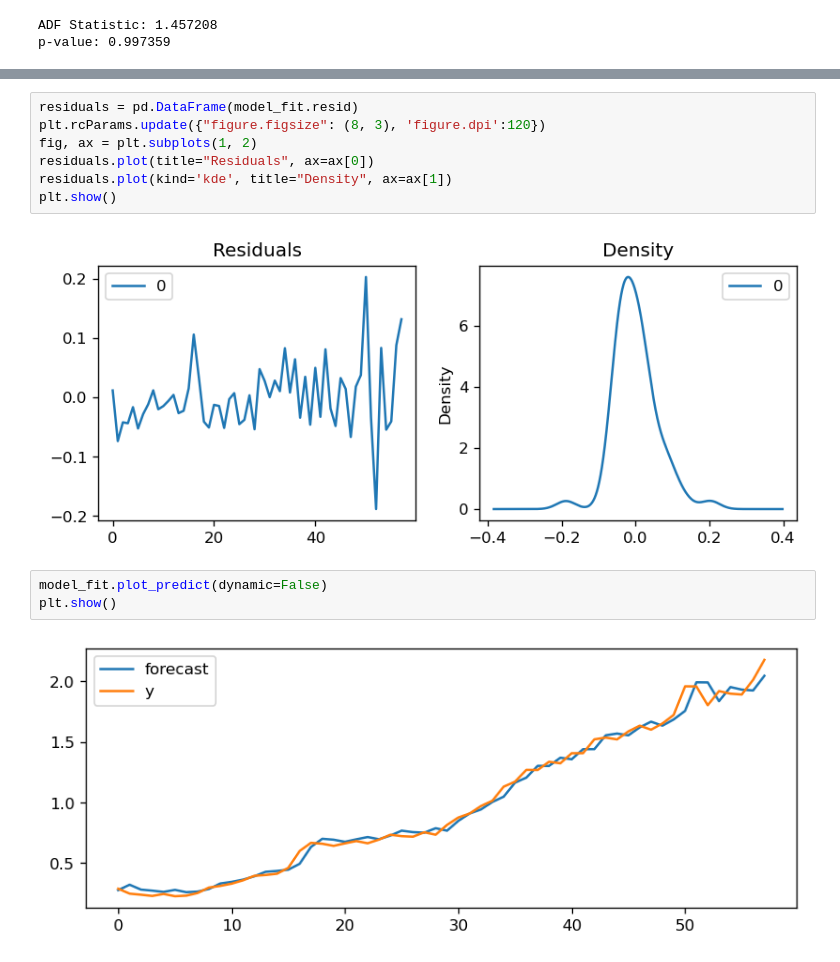
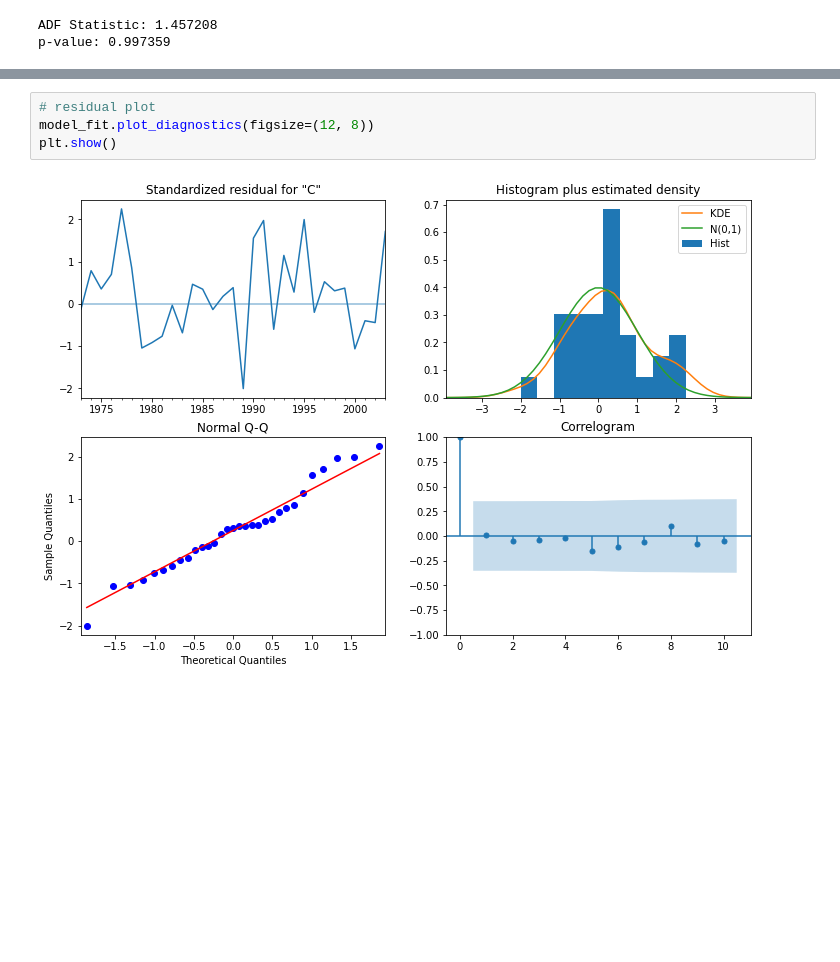
Before and after one commit to EdwardMatthew/Climate-Forecasting, a Jupyter notebook: Analysis/CO2_emission_trend.ipynb, the cells around one changed output, grey strips where cells are left out. Cells and saved outputs as stored; diff of their text form; blank space fills up the shorter version.

```diff
--- a/Analysis/CO2_emission_trend.ipynb
+++ b/Analysis/CO2_emission_trend.ipynb
@@ -151,14 +158,6 @@ const          0.0334      0.008      4.376      0.000       0.018       0.048
-# %%
-residuals = pd.DataFrame(model_fit.resid)
-plt.rcParams.update({"figure.figsize": (8, 3), 'figure.dpi':120})
-fig, ax = plt.subplots(1, 2)
-residuals.plot(title="Residuals", ax=ax[0])
-residuals.plot(kind='kde', title="Density", ax=ax[1])
-plt.show()
-# %% [output]
-[figure, removed]
-# %%
-model_fit.plot_predict(dynamic=False)
-plt.show()
-# %% [output]
-[figure, removed]
+# %%
+# residual plot
+model_fit.plot_diagnostics(figsize=(12, 8))
+plt.show()
+# %% [output]
+[figure, added]
```
Also changed, not shown: parts of 10 cells of this notebook, 1 other file.
